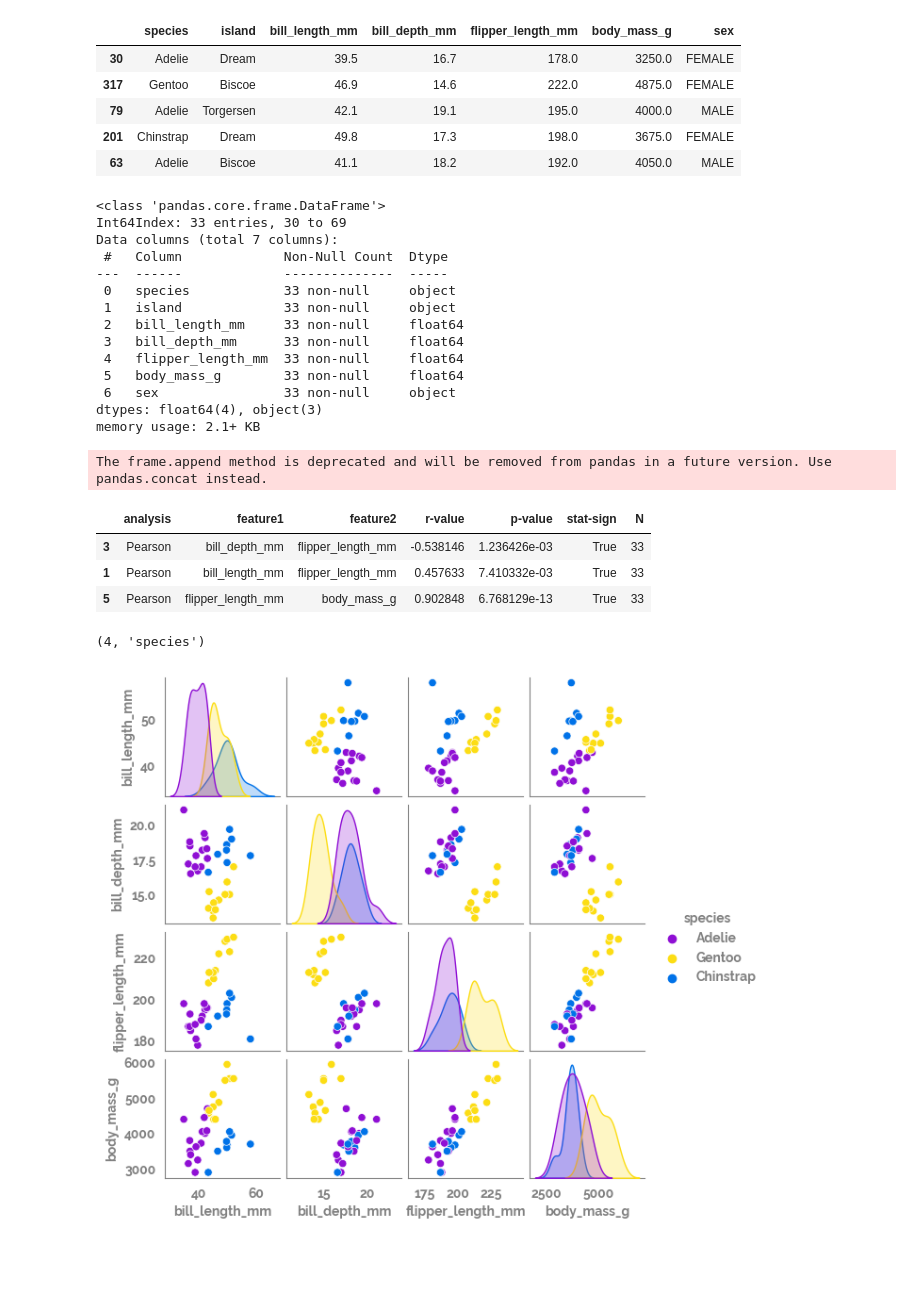
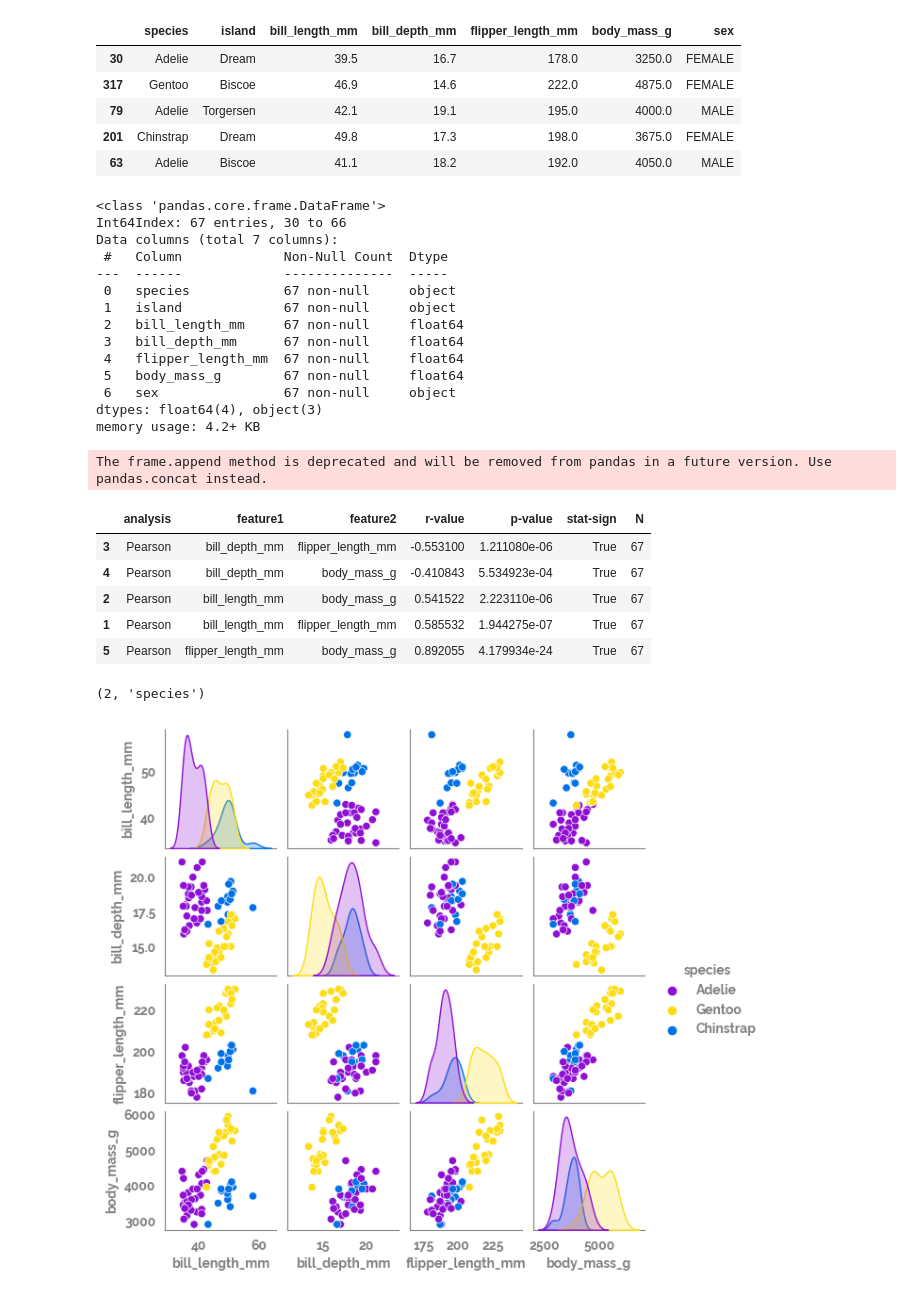
Before and after one commit to Citizen-Shield/multi-method-protective-behaviour, a Jupyter notebook: understanding_SHAP.ipynb, the cells around one changed output. Cells and saved outputs as stored; diff of their text form; code cells hidden in the pictures; blank space fills up the shorter version.

```diff
--- a/understanding_SHAP.ipynb
+++ b/understanding_SHAP.ipynb
@@ -25,7 +26,8 @@ if "jms_style_sheet" in plt.style.available:
 # %%
 df = (pd.read_csv("https://raw.githubusercontent.com/mwaskom/seaborn-data/master/penguins.csv")
       .dropna()
-      .sample(frac=0.1, random_state=42)
+      # .pipe(lambda d: d[d["species"] != "Gentoo"])
+      .sample(frac=0.2, random_state=42)
       )
 # %%
 df.head()
@@ -40,19 +42,19 @@ df.head()
 df.info()
 # %% [output]
 <class 'pandas.core.frame.DataFrame'>
-Int64Index: 33 entries, 30 to 69
+Int64Index: 67 entries, 30 to 66
 Data columns (total 7 columns):
  #   Column             Non-Null Count  Dtype
 ---  ------             --------------  -----
- 0   species            33 non-null     object
- 1   island             33 non-null     object
- 2   bill_length_mm     33 non-null     float64
- 3   bill_depth_mm      33 non-null     float64
- 4   flipper_length_mm  33 non-null     float64
- 5   body_mass_g        33 non-null     float64
- 6   sex                33 non-null     object
+ 0   species            67 non-null     object
+ 1   island             67 non-null     object
+ 2   bill_length_mm     67 non-null     float64
+ 3   bill_depth_mm      67 non-null     float64
+ 4   flipper_length_mm  67 non-null     float64
+ 5   body_mass_g        67 non-null     float64
+ 6   sex                67 non-null     object
 dtypes: float64(4), object(3)
-memory usage: 2.1+ KB
+memory usage: 4.2+ KB
 # %%
 cors_df = correlation_analysis(data=df, check_norm=True)["summary"]
 # %% [output]
@@ -61,19 +63,22 @@ The frame.append method is deprecated and will be removed from pandas in a futur
 cors_df[cors_df["p-value"] < 0.01].sort_values(by="r-value")
 # %% [output]
 |  | analysis | feature1 | feature2 | r-value | p-value | stat-sign | N |
-| 3 | Pearson | bill_depth_mm | flipper_length_mm | -0.538146 | 1.236426e-03 | True | 33 |
-| 1 | Pearson | bill_length_mm | flipper_length_mm | 0.457633 | 7.410332e-03 | True | 33 |
-| 5 | Pearson | flipper_length_mm | body_mass_g | 0.902848 | 6.768129e-13 | True | 33 |
+| 3 | Pearson | bill_depth_mm | flipper_length_mm | -0.553100 | 1.211080e-06 | True | 67 |
+| 4 | Pearson | bill_depth_mm | body_mass_g | -0.410843 | 5.534923e-04 | True | 67 |
+| 2 | Pearson | bill_length_mm | body_mass_g | 0.541522 | 2.223110e-06 | True | 67 |
+| 1 | Pearson | bill_length_mm | flipper_length_mm | 0.585532 | 1.944275e-07 | True | 67 |
+| 5 | Pearson | flipper_length_mm | body_mass_g | 0.892055 | 4.179934e-24 | True | 67 |
 # %%
-feature_list = df.select_dtypes("float").columns.tolist()
+# feature_list = df.select_dtypes("float").columns.tolist()
+feature_list = ["flipper_length_mm", "bill_length_mm"]
 outcome = "species"
 len(feature_list), outcome
 # %% [output]
-(4, 'species')
+(2, 'species')
 # %%
-_ = sns.pairplot(data=df, hue="species", height=1.5)
+_ = sns.pairplot(data=df, hue=outcome, height=1.5)
 # %% [output]
-[figure, old version]
+[figure, new version]
 # %%
 df = df.assign(**{f"{outcome}_int": lambda d: d[outcome].astype("category").cat.codes})
 # %%
```
Also changed, not shown: parts of 15 cells of this notebook, 2 other files.
